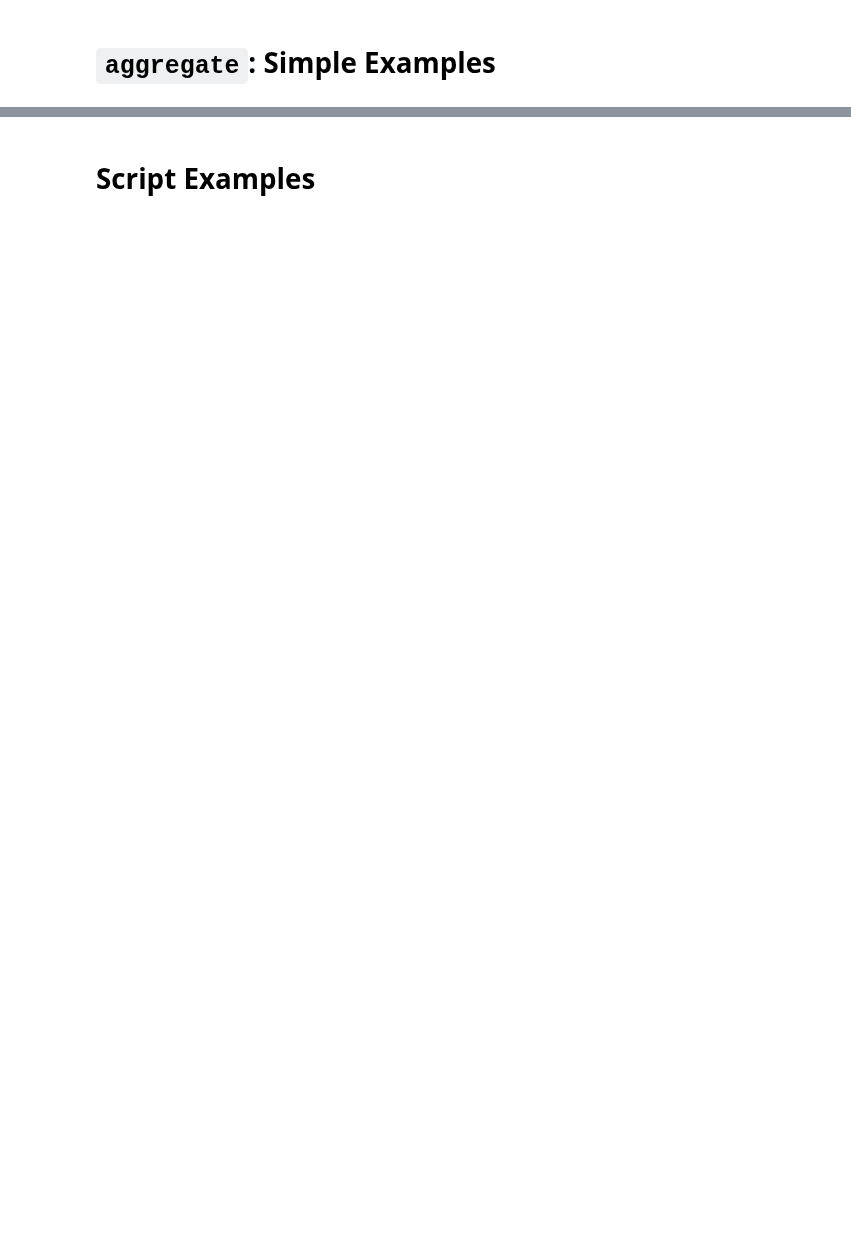
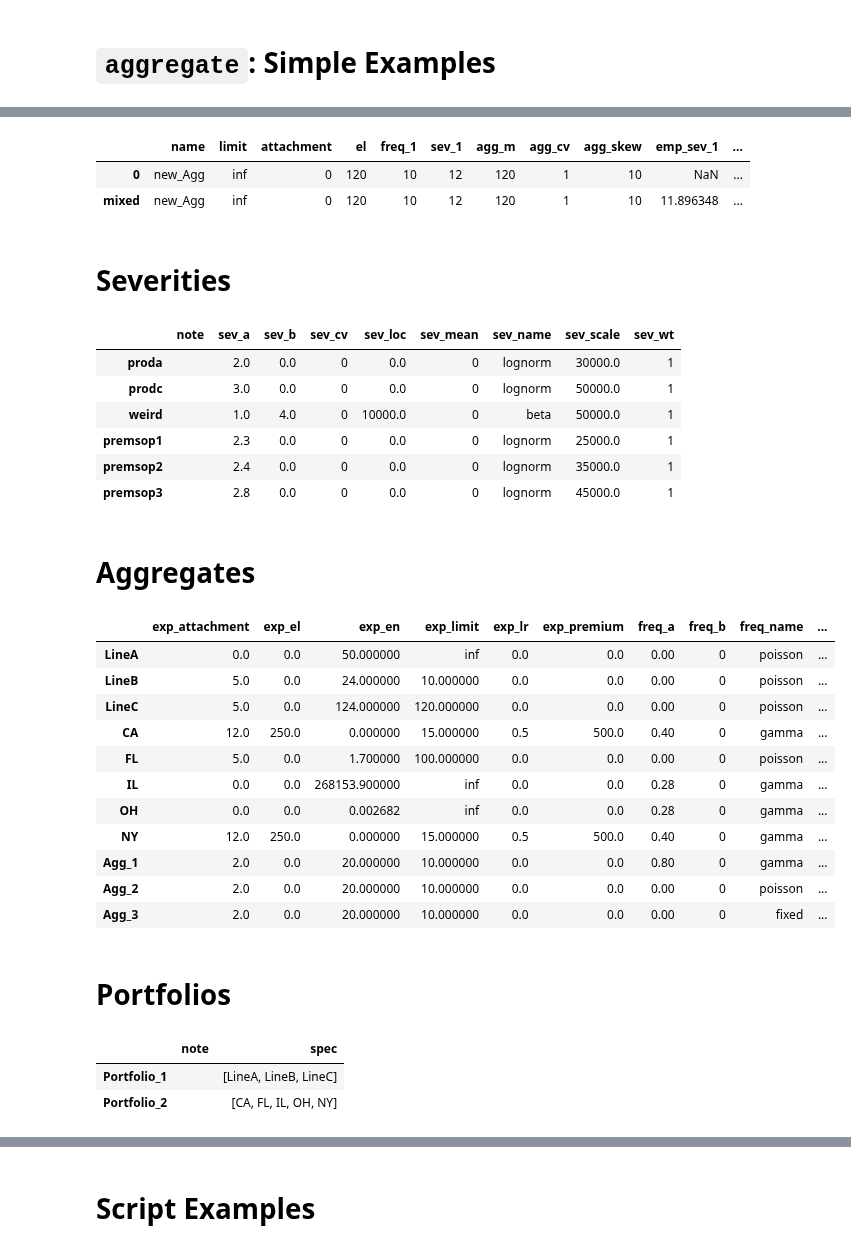
Before and after one commit to mynl/aggregate, a Jupyter notebook: examples/basic_examples.ipynb, the cells around one changed output, grey strips where cells are left out. Saved outputs shown, nothing was run; the diff lists cells and outputs as text; code cells hidden in the pictures; blank space fills up the shorter version.

```diff
--- a/examples/basic_examples.ipynb
+++ b/examples/basic_examples.ipynb
@@ -37,3 +115,9 @@ uw = trash.Underwriter(debug=False)
+# %%
+xx.audit_df
+# %% [output]
+|  | name | limit | attachment | el | freq_1 | sev_1 | agg_m | agg_cv | agg_skew | emp_sev_1 | ... |
+| 0 | new_Agg | inf | 0 | 120 | 10 | 12 | 120 | 1 | 10 | NaN | ... |
+| mixed | new_Agg | inf | 0 | 120 | 10 | 12 | 120 | 1 | 10 | 11.896348 | ... |
 # %%
 reload(parser)
 reload(trash)
@@ -41,45 +125,71 @@ uw = trash.Underwriter(debug=False)
 
 testa1 = """
 port Portfolio_1
-    agg LineA 50 claims sev lognorm 12 cv [2, 3, 4] wt [.3 .5 .2]
-    agg LineB 24 claims 10 x 5 sev lognorm 12 cv 3.4
-    LineC 124 claims 120 x 5 sev lognorm 16 cv 3.4
+    agg LineA 50  claims           sev lognorm 12 cv [2, 3, 4] wt [.3 .5 .2] poisson
+    agg LineB 24  claims 10 x 5    sev lognorm 12 cv 3.4                     poisson
+    agg LineC 124 claims 120 x 5   sev lognorm 16 cv 3.4                     poisson
 """
 
 testa2 = """
 port Portfolio_2
-    CA 500 prem at .5 lr 15 x 12 sev gamma 12 cv [2 3 4] wt [.3 .5 .2] mixed gamma 0.4
-    FL 1.7 claims 100 x 5 sev 10000 * pareto 1.3 - 10000 poisson
-    IL 1e-8 * uw.cmp
-    OH uw.cmp * 1e-8
-    agg NY 500 prem at .5 lr 15 x 12 sev [20 30 40 10] * gamma [9 10 11 12] cv [1 2 3 4] wt =4 mixed gamma 0.4
+    agg CA 500 prem at .5 lr 15 x 12  sev gamma 12 cv [2 3 4] wt [.3 .5 .2] mixed gamma 0.4
+    agg FL 1.7 claims 100 x 5         sev 10000 * pareto 1.3 - 10000        poisson
+    agg IL 1e-8 * agg.cmp
+    agg OH agg.cmp * 1e-8
+    agg NY 500 prem at .5 lr 15 x 12  sev [20 30 40 10] * gamma [9 10 11 12] cv [1 2 3 4] wt =4 mixed gamma 0.4
 
 sev proda 30000 * lognorm 2
 """
 
 testb = """
 sev prodc: 50000 * lognorm(3)
 sev weird 50000 * beta(1, 4) + 10000
 sev premsop1 25000 * lognorm 2.3; sev premsop2 35000 * lognorm 2.4;
 sev premsop3 45000 * \
 lognorm 2.8
 """
 
 testc = """
 agg Agg_1 20 claims 10 x 2 sev lognorm 12 cv 0.2 mixed gamma 0.8
-agg Agg_2 20 claims 10 x 2 sev 15 * lognorm 2.5;
+agg Agg_2 20 claims 10 x 2 sev 15 * lognorm 2.5 poisson;
 sev premsop1 25000 * lognorm 2.3;
-Agg_3 20 claims 10 x 2 on 25 * lognorm 2 fixed;
+agg Agg_3 20 claims 10 x 2 on 25 * lognorm 2 fixed;
 """
 
 testall = testa1 + testa2 + testb + testc
 a, b, c = uw.write_test(testall)
-del b['note']
+# del b['note']
 agg.html_title('Severities')
 display(a)
 agg.html_title('Aggregates')
 display(b)
 agg.html_title('Portfolios')
 display(c)
+# %% [output]
+Severities
+|  | note | sev_a | sev_b | sev_cv | sev_loc | sev_mean | sev_name | sev_scale | sev_wt |
+| proda |  | 2.0 | 0.0 | 0 | 0.0 | 0 | lognorm | 30000.0 | 1 |
+| prodc |  | 3.0 | 0.0 | 0 | 0.0 | 0 | lognorm | 50000.0 | 1 |
+| weird |  | 1.0 | 4.0 | 0 | 10000.0 | 0 | beta | 50000.0 | 1 |
+| premsop1 |  | 2.3 | 0.0 | 0 | 0.0 | 0 | lognorm | 25000.0 | 1 |
+| premsop2 |  | 2.4 | 0.0 | 0 | 0.0 | 0 | lognorm | 35000.0 | 1 |
+| premsop3 |  | 2.8 | 0.0 | 0 | 0.0 | 0 | lognorm | 45000.0 | 1 |
+Aggregates
+|  | exp_attachment | exp_el | exp_en | exp_limit | exp_lr | exp_premium | freq_a | freq_b | freq_name | ... |
+| LineA | 0.0 | 0.0 | 50.000000 | inf | 0.0 | 0.0 | 0.00 | 0 | poisson | ... |
+| LineB | 5.0 | 0.0 | 24.000000 | 10.000000 | 0.0 | 0.0 | 0.00 | 0 | poisson | ... |
+| LineC | 5.0 | 0.0 | 124.000000 | 120.000000 | 0.0 | 0.0 | 0.00 | 0 | poisson | ... |
+| CA | 12.0 | 250.0 | 0.000000 | 15.000000 | 0.5 | 500.0 | 0.40 | 0 | gamma | ... |
+| FL | 5.0 | 0.0 | 1.700000 | 100.000000 | 0.0 | 0.0 | 0.00 | 0 | poisson | ... |
+| IL | 0.0 | 0.0 | 268153.900000 | inf | 0.0 | 0.0 | 0.28 | 0 | gamma | ... |
+| OH | 0.0 | 0.0 | 0.002682 | inf | 0.0 | 0.0 | 0.28 | 0 | gamma | ... |
+| NY | 12.0 | 250.0 | 0.000000 | 15.000000 | 0.5 | 500.0 | 0.40 | 0 | gamma | ... |
+| Agg_1 | 2.0 | 0.0 | 20.000000 | 10.000000 | 0.0 | 0.0 | 0.80 | 0 | gamma | ... |
+| Agg_2 | 2.0 | 0.0 | 20.000000 | 10.000000 | 0.0 | 0.0 | 0.00 | 0 | poisson | ... |
+| Agg_3 | 2.0 | 0.0 | 20.000000 | 10.000000 | 0.0 | 0.0 | 0.00 | 0 | fixed | ... |
+Portfolios
+|  | note | spec |
+| Portfolio_1 |  | [LineA, LineB, LineC] |
+| Portfolio_2 |  | [CA, FL, IL, OH, NY] |
 # %%
 uw.list().T
```
Also changed, not shown: parts of 81 cells of this notebook, 21 other files.
